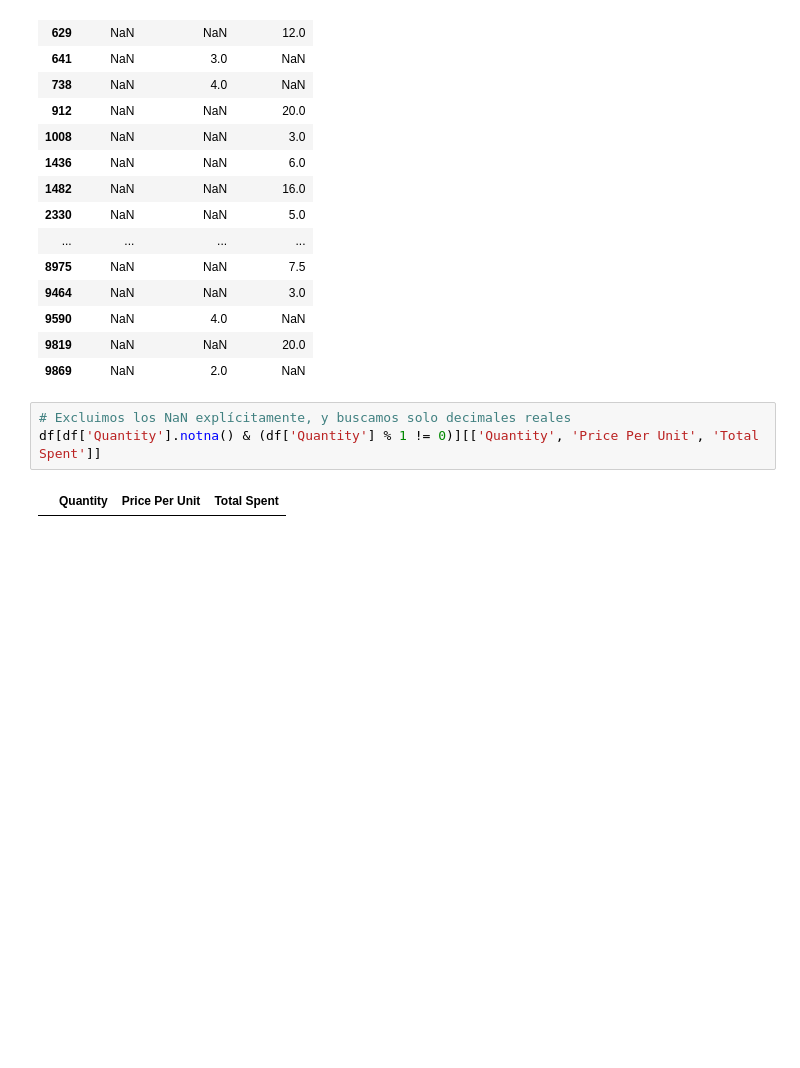
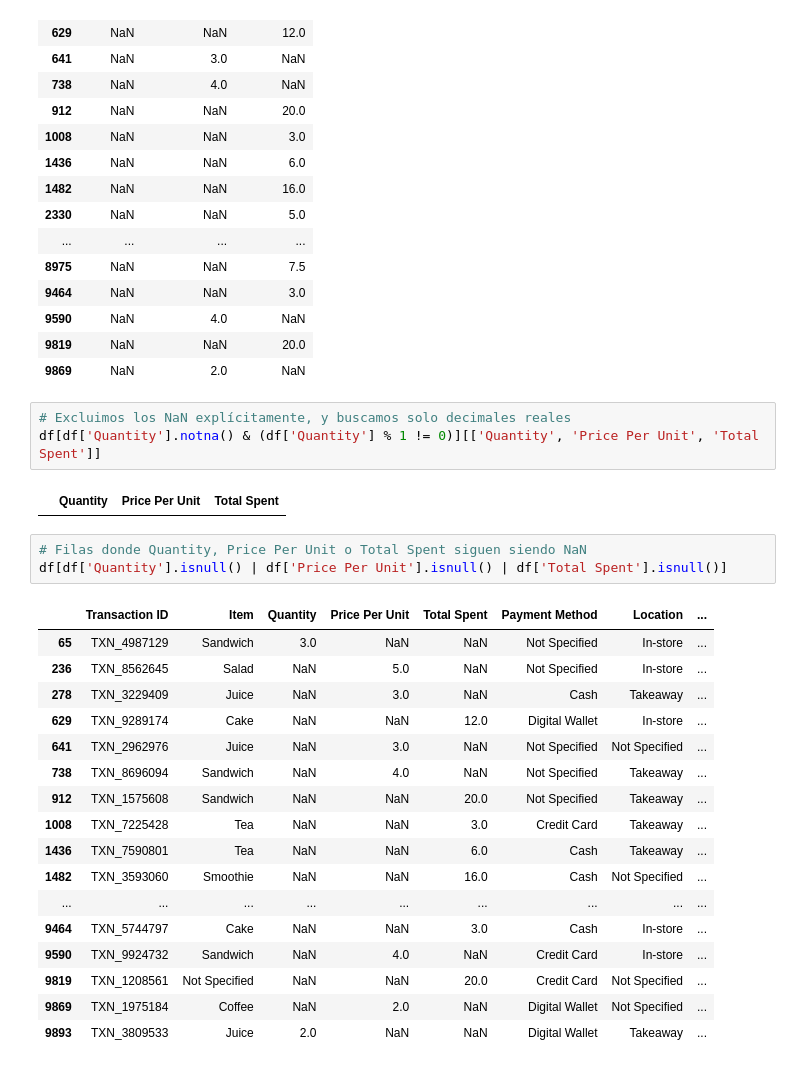
Before and after one commit to Ma-Daniela3224/cafe-sales-data-cleaning, a Jupyter notebook: notebooks/02_limpieza_datos.ipynb, the cells around one changed output. Saved outputs shown, nothing was run; the diff lists cells and outputs as text; blank space fills up the shorter version.

```diff
--- a/notebooks/02_limpieza_datos.ipynb
+++ b/notebooks/02_limpieza_datos.ipynb
@@ -135,3 +135,24 @@ df[df['Quantity'] % 1 != 0][['Quantity', 'Price Per Unit', 'Total Spent']]
 df[df['Quantity'].notna() & (df['Quantity'] % 1 != 0)][['Quantity', 'Price Per Unit', 'Total Spent']]
 # %% [output]
 |  | Quantity | Price Per Unit | Total Spent |
+# %%
+# Filas donde Quantity, Price Per Unit o Total Spent siguen siendo NaN
+df[df['Quantity'].isnull() | df['Price Per Unit'].isnull() | df['Total Spent'].isnull()]
+# %% [output]
+|  | Transaction ID | Item | Quantity | Price Per Unit | Total Spent | Payment Method | Location | ... |
+| 65 | TXN_4987129 | Sandwich | 3.0 | NaN | NaN | Not Specified | In-store | ... |
+| 236 | TXN_8562645 | Salad | NaN | 5.0 | NaN | Not Specified | In-store | ... |
+| 278 | TXN_3229409 | Juice | NaN | 3.0 | NaN | Cash | Takeaway | ... |
+| 629 | TXN_9289174 | Cake | NaN | NaN | 12.0 | Digital Wallet | In-store | ... |
+| 641 | TXN_2962976 | Juice | NaN | 3.0 | NaN | Not Specified | Not Specified | ... |
+| 738 | TXN_8696094 | Sandwich | NaN | 4.0 | NaN | Not Specified | Takeaway | ... |
+| 912 | TXN_1575608 | Sandwich | NaN | NaN | 20.0 | Not Specified | Takeaway | ... |
+| 1008 | TXN_7225428 | Tea | NaN | NaN | 3.0 | Credit Card | Takeaway | ... |
+| 1436 | TXN_7590801 | Tea | NaN | NaN | 6.0 | Cash | Takeaway | ... |
+| 1482 | TXN_3593060 | Smoothie | NaN | NaN | 16.0 | Cash | Not Specified | ... |
+| ... | ... | ... | ... | ... | ... | ... | ... | ... |
+| 9464 | TXN_5744797 | Cake | NaN | NaN | 3.0 | Cash | In-store | ... |
+| 9590 | TXN_9924732 | Sandwich | NaN | 4.0 | NaN | Credit Card | In-store | ... |
+| 9819 | TXN_1208561 | Not Specified | NaN | NaN | 20.0 | Credit Card | Not Specified | ... |
+| 9869 | TXN_1975184 | Coffee | NaN | 2.0 | NaN | Digital Wallet | Not Specified | ... |
+| 9893 | TXN_3809533 | Juice | 2.0 | NaN | NaN | Digital Wallet | Takeaway | ... |
```
Also changed, not shown: parts of 9 cells of this notebook, 1 other file.
